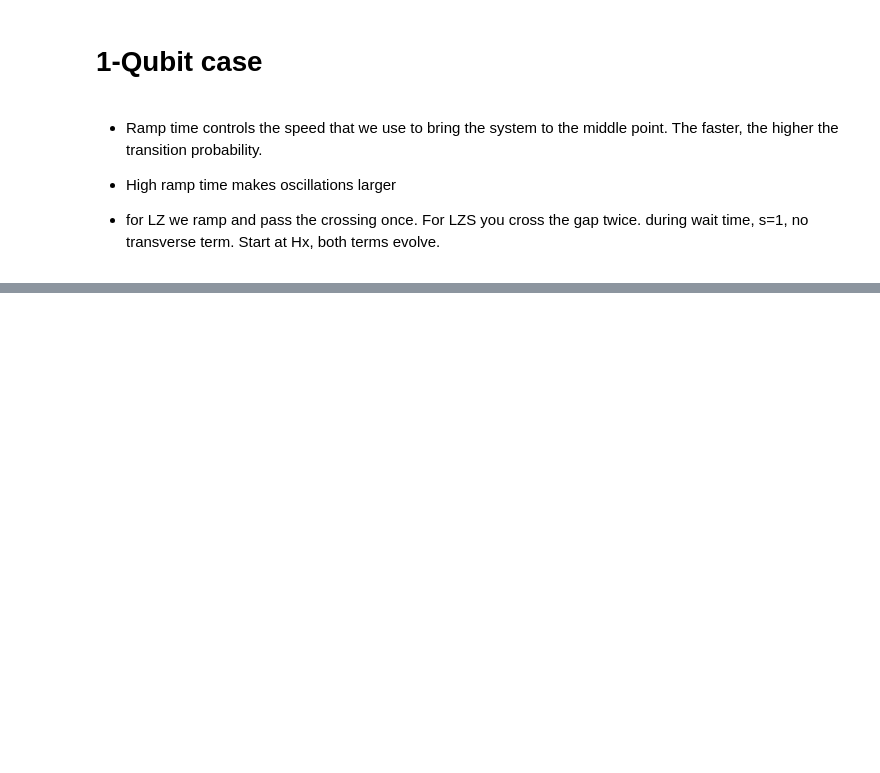
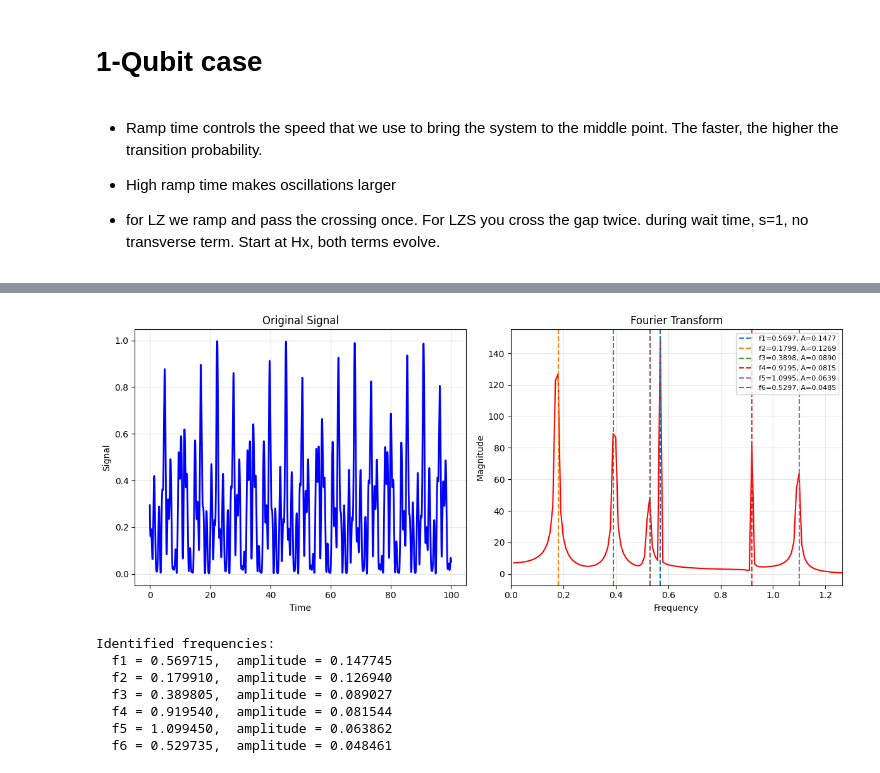
Before and after one commit to OsQarM/lsz_spectroscopy, a Jupyter notebook: LSZ_experimental.ipynb, the cells around one changed output, grey strips where cells are left out. Cells and saved outputs as stored; diff of their text form; code cells hidden in the pictures; blank space fills up the shorter version.

```diff
--- a/LSZ_experimental.ipynb
+++ b/LSZ_experimental.ipynb
@@ -285,5 +302,5 @@ TypeError: incompatible dimensions [[2, 2], [2, 2]] and [[2], [1]]
 # %%
-def fourier_analysis(pc_list, tw_l, n_peaks=5, prominence_threshold=0.1):
+def fourier_analysis(pc_list, tw_l, n_peaks=15, prominence_threshold=0.05):
     """
     Fourier analysis extracting all significant frequencies.
 
@@ -322,8 +339,8 @@ def fourier_analysis(pc_list, tw_l, n_peaks=5, prominence_threshold=0.1):
     pos_freqs = freqs[pos_idx]
     pos_mag = magnitude[pos_idx]
 
-    # Find all local peaks
-    peak_locs, _ = find_peaks(pos_mag)
+    # Find all local peaks — low distance/prominence to avoid missing broad peaks
+    peak_locs, _ = find_peaks(pos_mag, distance=1, prominence=0.01 * pos_mag.max())
     if len(peak_locs) == 0:
         peak_locs = np.array([np.argmax(pos_mag)])
 
@@ -337,6 +354,9 @@ def fourier_analysis(pc_list, tw_l, n_peaks=5, prominence_threshold=0.1):
 
     freqs_peaks = pos_freqs[peak_locs]
     amplitudes = 2 * pos_mag[peak_locs] / N
+
+    # x-axis: crop just past the highest detected frequency
+    x_max = freqs_peaks.max() * 1.15
 
     # --- Plots ---
     plt.figure(figsize=(12, 5))
@@ -356,6 +376,7 @@ def fourier_analysis(pc_list, tw_l, n_peaks=5, prominence_threshold=0.1):
                     label=f'f{i+1}={f:.4f}, A={a:.4f}')
     plt.xlabel('Frequency')
     plt.ylabel('Magnitude')
+    plt.xlim(0, x_max)
     plt.title('Fourier Transform')
     plt.legend(fontsize=8)
     plt.grid(True, alpha=0.3)
@@ -369,4 +390,13 @@ def fourier_analysis(pc_list, tw_l, n_peaks=5, prominence_threshold=0.1):
 
     return freqs_peaks, amplitudes
 # %%
-freqs_peaks, amplitudes = fourier_analysis(pc_list, tw_l)
+freqs_peaks, amplitudes = fourier_analysis(pc_list, tw_l, n_peaks = m.factorial(2**nqubits -1))
+# %% [output]
+[figure, added]
+Identified frequencies:
+  f1 = 0.569715,  amplitude = 0.147745
+  f2 = 0.179910,  amplitude = 0.126940
+  f3 = 0.389805,  amplitude = 0.089027
+  f4 = 0.919540,  amplitude = 0.081544
+  f5 = 1.099450,  amplitude = 0.063862
+  f6 = 0.529735,  amplitude = 0.048461
```
Also changed, not shown: parts of 13 cells of this notebook, 1 other file.
